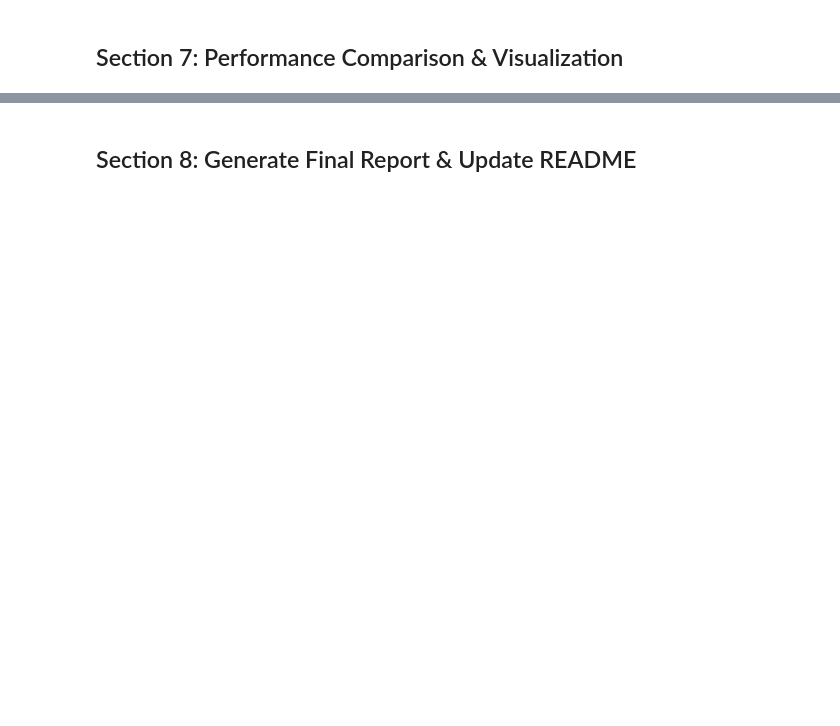
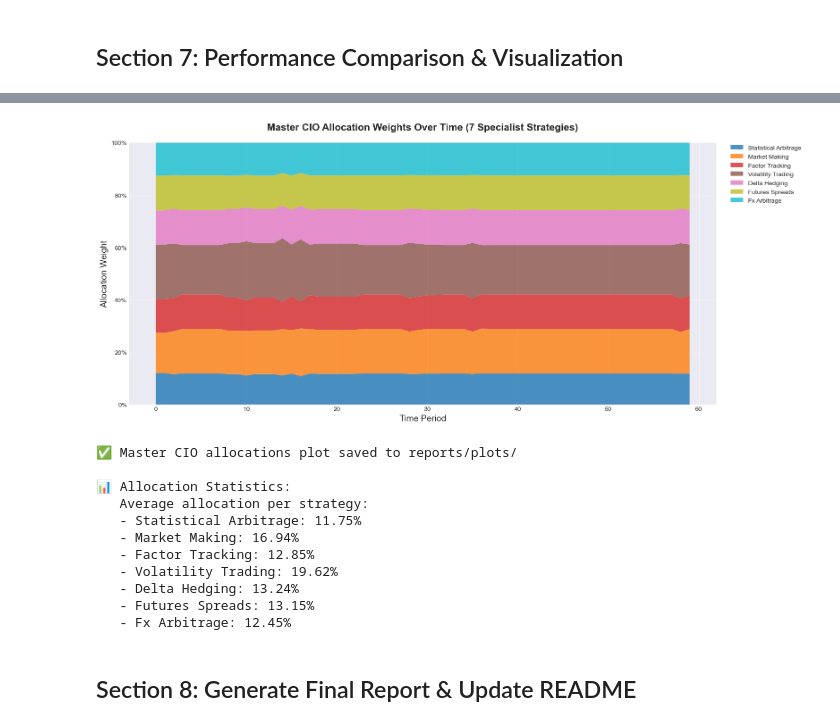
Before and after one commit to DataHiveMind/The_Hierarchical_DRL_Multi_Strategy_Fund_Code, a Jupyter notebook: notebooks/03_results_and_visualization.ipynb, the cells around one changed output, grey strips where cells are left out. Drawn from its saved outputs; the diff is of its cells as text; code cells hidden in the pictures; blank space fills up the shorter version.

```diff
--- a/notebooks/03_results_and_visualization.ipynb
+++ b/notebooks/03_results_and_visualization.ipynb
@@ -596,37 +1110,70 @@ print("✅ Performance metrics chart saved to reports/plots/")
 # %%
 # Visualization 4: Master CIO Allocation Weights Over Time
 if 'allocations' in master_results:
     allocations_array = np.array(master_results['allocations'])
 
+    # Convert raw actions to proper allocation weights using softmax
+    # This normalizes the actions into valid probability distribution
+    def softmax(x):
+        exp_x = np.exp(x - np.max(x, axis=1, keepdims=True))
+        return exp_x / np.sum(exp_x, axis=1, keepdims=True)
+
+    allocation_weights = softmax(allocations_array)
+
     fig, ax = plt.subplots(figsize=(16, 7))
 
-    # Stack plot of allocations
+    # Get allocation dates
     allocation_dates = master_results['results_df'].index
 
-    if allocations_array.shape[1] >= 3:  # Ensure we have 3 allocation dimensions
-        ax.fill_between(allocation_dates, 0, allocations_array[:, 0],
-                        label='Allocation 1', alpha=0.7, color='#3498db')
-        ax.fill_between(allocation_dates, allocations_array[:, 0],
-                        allocations_array[:, 0] + allocations_array[:, 1],
-                        label='Allocation 2', alpha=0.7, color='#2ecc71')
-        ax.fill_between(allocation_dates, allocations_array[:, 0] + allocations_array[:, 1],
-                        allocations_array[:, 0] + allocations_array[:, 1] + allocations_array[:, 2],
-                        label='Allocation 3', alpha=0.7, color='#e74c3c')
+    # Get strategy names from specialist_results
+    strategy_names = list(specialist_results.keys())
 
-    ax.set_title('Master CIO Allocation Weights Over Time', fontsize=16, fontweight='bold', pad=20)
-    ax.set_xlabel('Date', fontsize=14)
+    # Create stacked area plot for all 7 specialists
+    colors = plt.cm.tab10(np.linspace(0, 1, len(strategy_names)))
+
+    ax.stackplot(range(len(allocation_dates)),
+                 *[allocation_weights[:, i] for i in range(allocation_weights.shape[1])],
+                 labels=[name.replace('_', ' ').title() for name in strategy_names],
+                 colors=colors,
+                 alpha=0.8)
+
+    ax.set_title('Master CIO Allocation Weights Over Time (7 Specialist Strategies)',
+                 fontsize=16, fontweight='bold', pad=20)
+    ax.set_xlabel('Time Period', fontsize=14)
     ax.set_ylabel('Allocation Weight', fontsize=14)
-    ax.legend(fontsize=12)
-    ax.grid(True, alpha=0.3)
+    ax.legend(fontsize=10, loc='upper left', bbox_to_anchor=(1.02, 1), borderaxespad=0)
+    ax.grid(True, alpha=0.3, axis='y')
     ax.set_ylim(0, 1)
+
+    # Format y-axis as percentage
+    ax.yaxis.set_major_formatter(plt.FuncFormatter(lambda y, _: f'{y:.0%}'))
 
     plt.tight_layout()
     plt.savefig('../reports/plots/master_cio_allocations.png', dpi=300, bbox_inches='tight')
     plt.show()
 
+    # Print summary statistics
     print("✅ Master CIO allocations plot saved to reports/plots/")
+    print(f"\n📊 Allocation Statistics:")
+    print(f"   Average allocation per strategy:")
+    for i, name in enumerate(strategy_names):
+        avg_weight = allocation_weights[:, i].mean()
+        print(f"   - {name.replace('_', ' ').title()}: {avg_weight:.2%}")
 else:
     print("⚠️ No allocation data available")
+# %% [output]
+[figure, added]
+✅ Master CIO allocations plot saved to reports/plots/
+
+📊 Allocation Statistics:
+   Average allocation per strategy:
+   - Statistical Arbitrage: 11.75%
+   - Market Making: 16.94%
+   - Factor Tracking: 12.85%
+   - Volatility Trading: 19.62%
+   - Delta Hedging: 13.24%
+   - Futures Spreads: 13.15%
+   - Fx Arbitrage: 12.45%
 # %% [markdown]
 ## Section 8: Generate Final Report & Update README
 # %%
```
Also changed, not shown: parts of 25 cells of this notebook, 9 other files.
